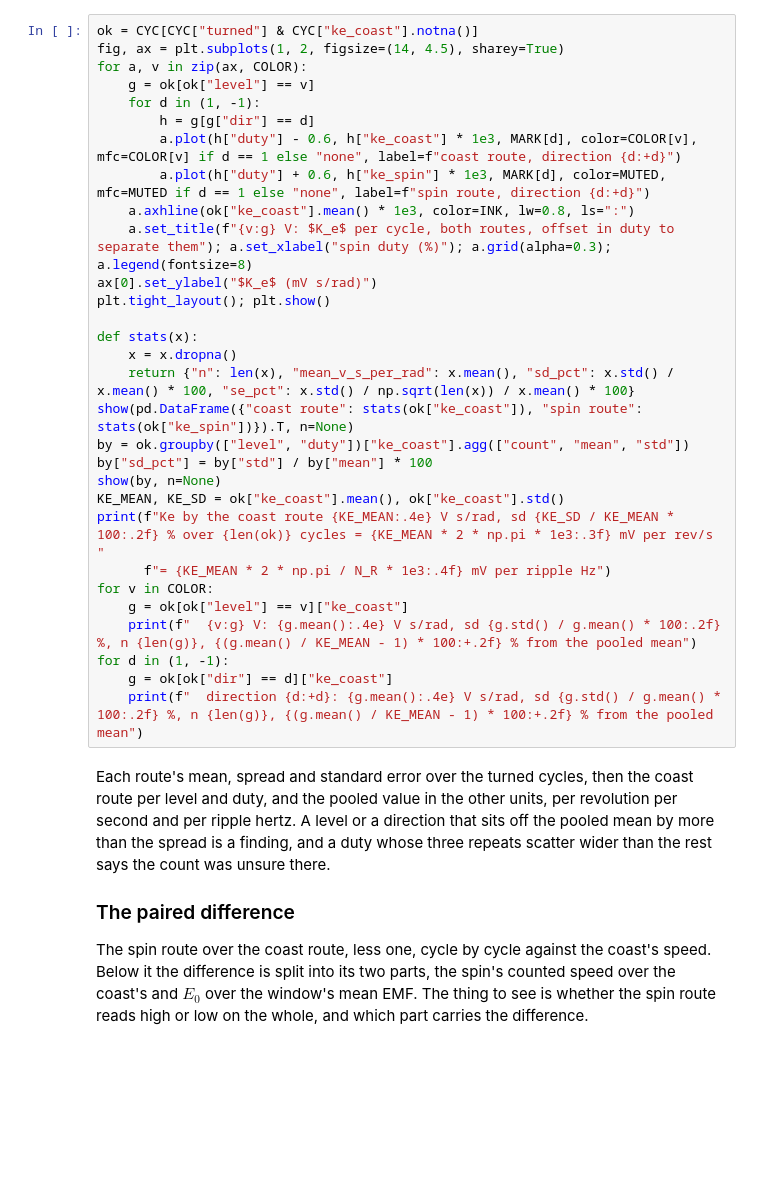
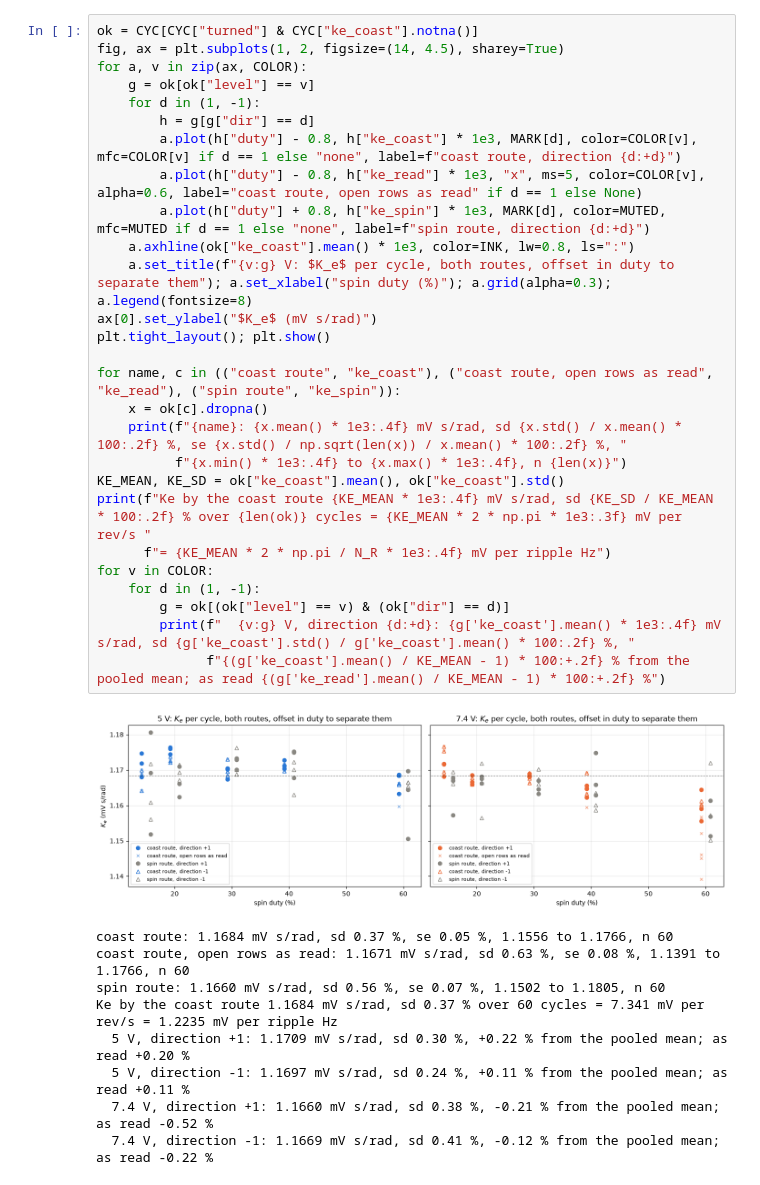
Before and after one commit to OpenServoCore/notebooks, a Jupyter notebook: stages/2-motor/bemf-coast/bemf-coast.ipynb, the cells around one changed output. Saved outputs shown, nothing was run; the diff lists cells and outputs as text; blank space fills up the shorter version.

```diff
--- a/stages/2-motor/bemf-coast/bemf-coast.ipynb
+++ b/stages/2-motor/bemf-coast/bemf-coast.ipynb
@@ -359,36 +547,37 @@ Every cycle's $K_e$ by the coast route and by the spin route against the spin du
 # %%
 ok = CYC[CYC["turned"] & CYC["ke_coast"].notna()]
 fig, ax = plt.subplots(1, 2, figsize=(14, 4.5), sharey=True)
 for a, v in zip(ax, COLOR):
     g = ok[ok["level"] == v]
     for d in (1, -1):
         h = g[g["dir"] == d]
-        a.plot(h["duty"] - 0.6, h["ke_coast"] * 1e3, MARK[d], color=COLOR[v], mfc=COLOR[v] if d == 1 else "none", label=f"coast route, direction {d:+d}")
-        a.plot(h["duty"] + 0.6, h["ke_spin"] * 1e3, MARK[d], color=MUTED, mfc=MUTED if d == 1 else "none", label=f"spin route, direction {d:+d}")
+        a.plot(h["duty"] - 0.8, h["ke_coast"] * 1e3, MARK[d], color=COLOR[v], mfc=COLOR[v] if d == 1 else "none", label=f"coast route, direction {d:+d}")
+        a.plot(h["duty"] - 0.8, h["ke_read"] * 1e3, "x", ms=5, color=COLOR[v], alpha=0.6, label="coast route, open rows as read" if d == 1 else None)
+        a.plot(h["duty"] + 0.8, h["ke_spin"] * 1e3, MARK[d], color=MUTED, mfc=MUTED if d == 1 else "none", label=f"spin route, direction {d:+d}")
     a.axhline(ok["ke_coast"].mean() * 1e3, color=INK, lw=0.8, ls=":")
     a.set_title(f"{v:g} V: $K_e$ per cycle, both routes, offset in duty to separate them"); a.set_xlabel("spin duty (%)"); a.grid(alpha=0.3); a.legend(fontsize=8)
 ax[0].set_ylabel("$K_e$ (mV s/rad)")
 plt.tight_layout(); plt.show()
 
-def stats(x):
-    x = x.dropna()
-    return {"n": len(x), "mean_v_s_per_rad": x.mean(), "sd_pct": x.std() / x.mean() * 100, "se_pct": x.std() / np.sqrt(len(x)) / x.mean() * 100}
-show(pd.DataFrame({"coast route": stats(ok["ke_coast"]), "spin route": stats(ok["ke_spin"])}).T, n=None)
-by = ok.groupby(["level", "duty"])["ke_coast"].agg(["count", "mean", "std"])
-by["sd_pct"] = by["std"] / by["mean"] * 100
-show(by, n=None)
+for name, c in (("coast route", "ke_coast"), ("coast route, open rows as read", "ke_read"), ("spin route", "ke_spin")):
+    x = ok[c].dropna()
+    print(f"{name}: {x.mean() * 1e3:.4f} mV s/rad, sd {x.std() / x.mean() * 100:.2f} %, se {x.std() / np.sqrt(len(x)) / x.mean() * 100:.2f} %, "
+          f"{x.min() * 1e3:.4f} to {x.max() * 1e3:.4f}, n {len(x)}")
 KE_MEAN, KE_SD = ok["ke_coast"].mean(), ok["ke_coast"].std()
-print(f"Ke by the coast route {KE_MEAN:.4e} V s/rad, sd {KE_SD / KE_MEAN * 100:.2f} % over {len(ok)} cycles = {KE_MEAN * 2 * np.pi * 1e3:.3f} mV per rev/s "
+print(f"Ke by the coast route {KE_MEAN * 1e3:.4f} mV s/rad, sd {KE_SD / KE_MEAN * 100:.2f} % over {len(ok)} cycles = {KE_MEAN * 2 * np.pi * 1e3:.3f} mV per rev/s "
       f"= {KE_MEAN * 2 * np.pi / N_R * 1e3:.4f} mV per ripple Hz")
 for v in COLOR:
-    g = ok[ok["level"] == v]["ke_coast"]
-    print(f"  {v:g} V: {g.mean():.4e} V s/rad, sd {g.std() / g.mean() * 100:.2f} %, n {len(g)}, {(g.mean() / KE_MEAN - 1) * 100:+.2f} % from the pooled mean")
-for d in (1, -1):
-    g = ok[ok["dir"] == d]["ke_coast"]
-    print(f"  direction {d:+d}: {g.mean():.4e} V s/rad, sd {g.std() / g.mean() * 100:.2f} %, n {len(g)}, {(g.mean() / KE_MEAN - 1) * 100:+.2f} % from the pooled mean")
+    for d in (1, -1):
+        g = ok[(ok["level"] == v) & (ok["dir"] == d)]
+        print(f"  {v:g} V, direction {d:+d}: {g['ke_coast'].mean() * 1e3:.4f} mV s/rad, sd {g['ke_coast'].std() / g['ke_coast'].mean() * 100:.2f} %, "
+              f"{(g['ke_coast'].mean() / KE_MEAN - 1) * 100:+.2f} % from the pooled mean; as read {(g['ke_read'].mean() / KE_MEAN - 1) * 100:+.2f} %")
+# %% [output]
+[figure, added]
+coast route: 1.1684 mV s/rad, sd 0.37 %, se 0.05 %, 1.1556 to 1.1766, n 60
+coast route, open rows as read: 1.1671 mV s/rad, sd 0.63 %, se 0.08 %, 1.1391 to 1.1766, n 60
+spin route: 1.1660 mV s/rad, sd 0.56 %, se 0.07 %, 1.1502 to 1.1805, n 60
+Ke by the coast route 1.1684 mV s/rad, sd 0.37 % over 60 cycles = 7.341 mV per rev/s = 1.2235 mV per ripple Hz
+  5 V, direction +1: 1.1709 mV s/rad, sd 0.30 %, +0.22 % from the pooled mean; as read +0.20 %
+  5 V, direction -1: 1.1697 mV s/rad, sd 0.24 %, +0.11 % from the pooled mean; as read +0.11 %
+  7.4 V, direction +1: 1.1660 mV s/rad, sd 0.38 %, -0.21 % from the pooled mean; as read -0.52 %
+  7.4 V, direction -1: 1.1669 mV s/rad, sd 0.41 %, -0.12 % from the pooled mean; as read -0.22 %
-# %% [markdown]
-Each route's mean, spread and standard error over the turned cycles, then the coast route per level and duty, and the pooled value in the other units, per revolution per second and per ripple hertz. A level or a direction that sits off the pooled mean by more than the spread is a finding, and a duty whose three repeats scatter wider than the rest says the count was unsure there.
-
-### The paired difference
-
-The spin route over the coast route, less one, cycle by cycle against the coast's speed. Below it the difference is split into its two parts, the spin's counted speed over the coast's and $E_0$ over the window's mean EMF. The thing to see is whether the spin route reads high or low on the whole, and which part carries the difference.
```
Also changed, not shown: parts of 44 cells of this notebook, 1 other file.
